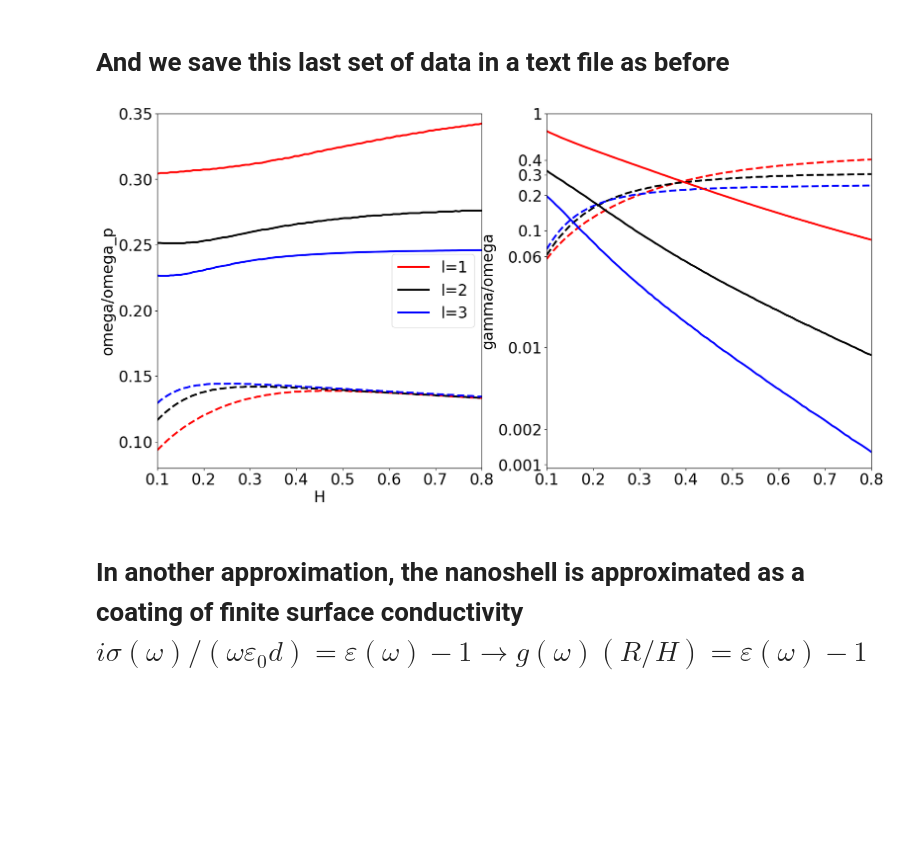
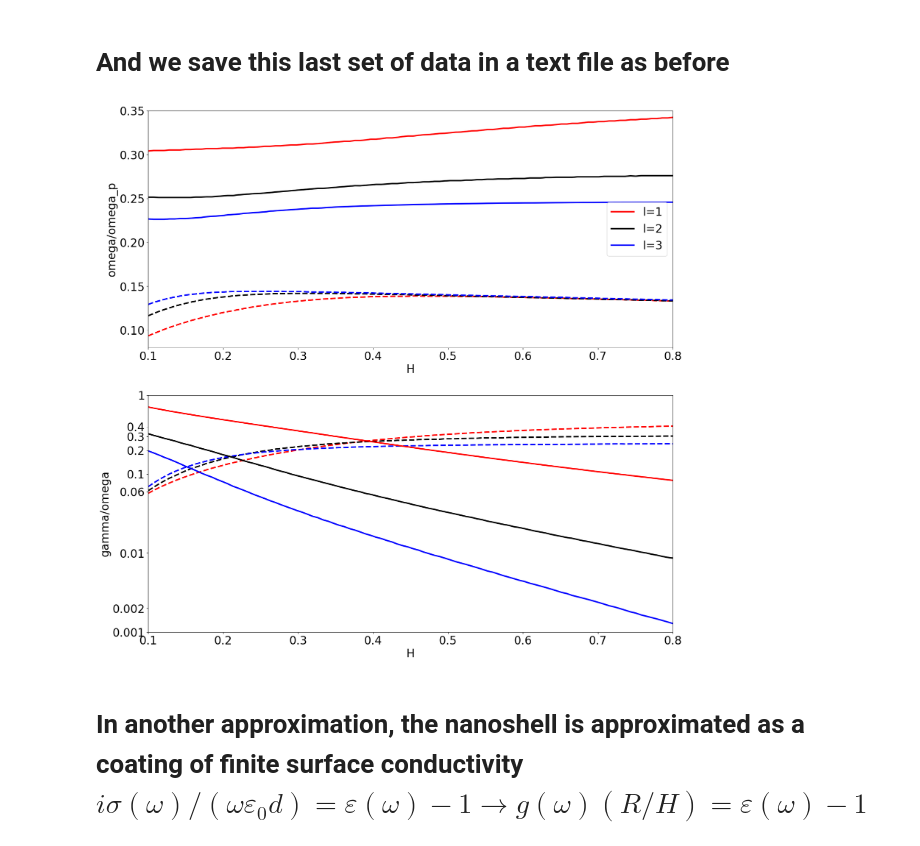
Before and after one commit to AliGhorashiCMT/Coherent-Perfect-Absorption, a Jupyter notebook: spheres/Void Plasmon Higher Angular Momentum.ipynb, the cells around one changed output. Drawn from its saved outputs; the diff is of its cells as text; code cells hidden in the pictures; blank space fills up the shorter version.

```diff
--- a/spheres/Void Plasmon Higher Angular Momentum.ipynb
+++ b/spheres/Void Plasmon Higher Angular Momentum.ipynb
@@ -1086,5 +1086,5 @@ np.savetxt(dir_name + "l_3_sphere_correct.txt", save_info)
 # %%
-fig, (ax1, ax2) = plt.subplots(1, 2, figsize=(20, 10));
+fig, (ax1, ax2) = plt.subplots(2, 1, figsize=(20, 20));
 loaded_data_sphere_l_3 = np.loadtxt(dir_name + "l_3_sphere_correct.txt")
 loaded_data_void_l_3 = np.loadtxt(dir_name + "l_3_void_correct.txt")
 loaded_data_sphere_l_2 = np.loadtxt(dir_name + "l_2_sphere_correct.txt")
@@ -1099,34 +1099,36 @@ x_sphere_l_3 = loaded_data_sphere_l_3[0, :]; y_sphere_l_3 = loaded_data_sphere_l
 x_void_l_1 = loaded_data_void_l_1[0, :]; y_void_l_1 = loaded_data_void_l_1[1, :]; z_void_l_1 = loaded_data_void_l_1[2, :]
 x_void_l_2 = loaded_data_void_l_2[0, :]; y_void_l_2 = loaded_data_void_l_2[1, :]; z_void_l_2 = loaded_data_void_l_2[2, :]
 x_void_l_3 = loaded_data_void_l_3[0, :]; y_void_l_3 = loaded_data_void_l_3[1, :]; z_void_l_3 = loaded_data_void_l_3[2, :]
 
 ax1.plot(x_sphere_l_1, y_sphere_l_1, linewidth=3, color="red", linestyle="dashed")
 ax1.plot(x_sphere_l_2, y_sphere_l_2, linewidth=3, color="black", linestyle="dashed")
 ax1.plot(x_sphere_l_3, y_sphere_l_3, linewidth=3, color="blue", linestyle="dashed")
 
 ax1.plot(x_void_l_1, y_void_l_1, linewidth=3, color="red", label="l=1")
 ax1.plot(x_void_l_2, y_void_l_2, linewidth=3, color="black", label="l=2")
 ax1.plot(x_void_l_3, y_void_l_3, linewidth=3, color="blue", label="l=3")
 
 ax2.plot(x_sphere_l_1, log(z_sphere_l_1), linewidth=3, color="red", linestyle="dashed")
 ax2.plot(x_sphere_l_2, log(z_sphere_l_2), linewidth=3, color="black", linestyle="dashed")
 ax2.plot(x_sphere_l_3, log(z_sphere_l_3), linewidth=3, color="blue", linestyle="dashed")
 
 ax2.plot(x_void_l_1, log(z_void_l_1), linewidth=3, color="red", label="l=1")
 ax2.plot(x_void_l_2, log(z_void_l_2), linewidth=3, color="black", label="l=2")
 ax2.plot(x_void_l_3, log(z_void_l_3), linewidth=3, color="blue", label="l=3")
 
 ax1.set_ylim(0.08, 0.35);
 ax1.set_xlim(0.1, 0.8);
 
 ax2.set_xlim(0.1, 0.8);
+ax2.set_ylim(log(1e-3), log(1))
 ax2.set_yticks([log(0.001), log(0.002), log(0.01), log(0.06), log(0.1), log(0.2), log(0.3), log(0.4), log(1)], [0.001, 0.002, 0.01, 0.06, 0.1, 0.2, 0.3, 0.4, 1])
 ax1.legend();
 ax1.set_xlabel("H");
 ax1.set_ylabel("omega/omega_p");
 ax2.set_ylabel("gamma/omega");
+ax2.set_xlabel("H");
 # %% [output]
-[figure, old version]
+[figure, new version]
 # %% [markdown]
 # In another approximation, the nanoshell is approximated as a coating of finite surface conductivity $i\sigma(\omega)/(\omega\varepsilon_0 d)=\varepsilon(\omega)-1\rightarrow g(\omega)(R/H)=\varepsilon(\omega)-1$
 # %%
```
Also changed, not shown: parts of 33 cells of this notebook.
